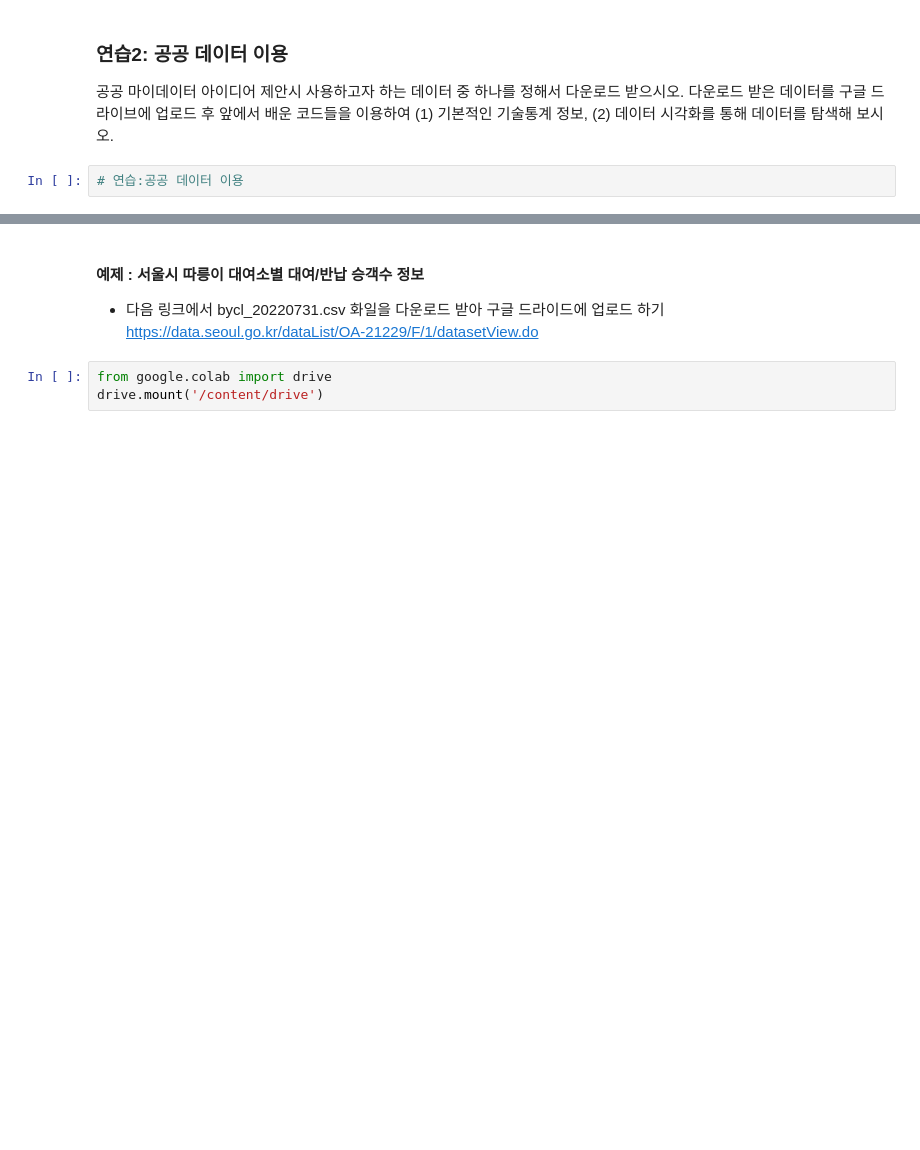
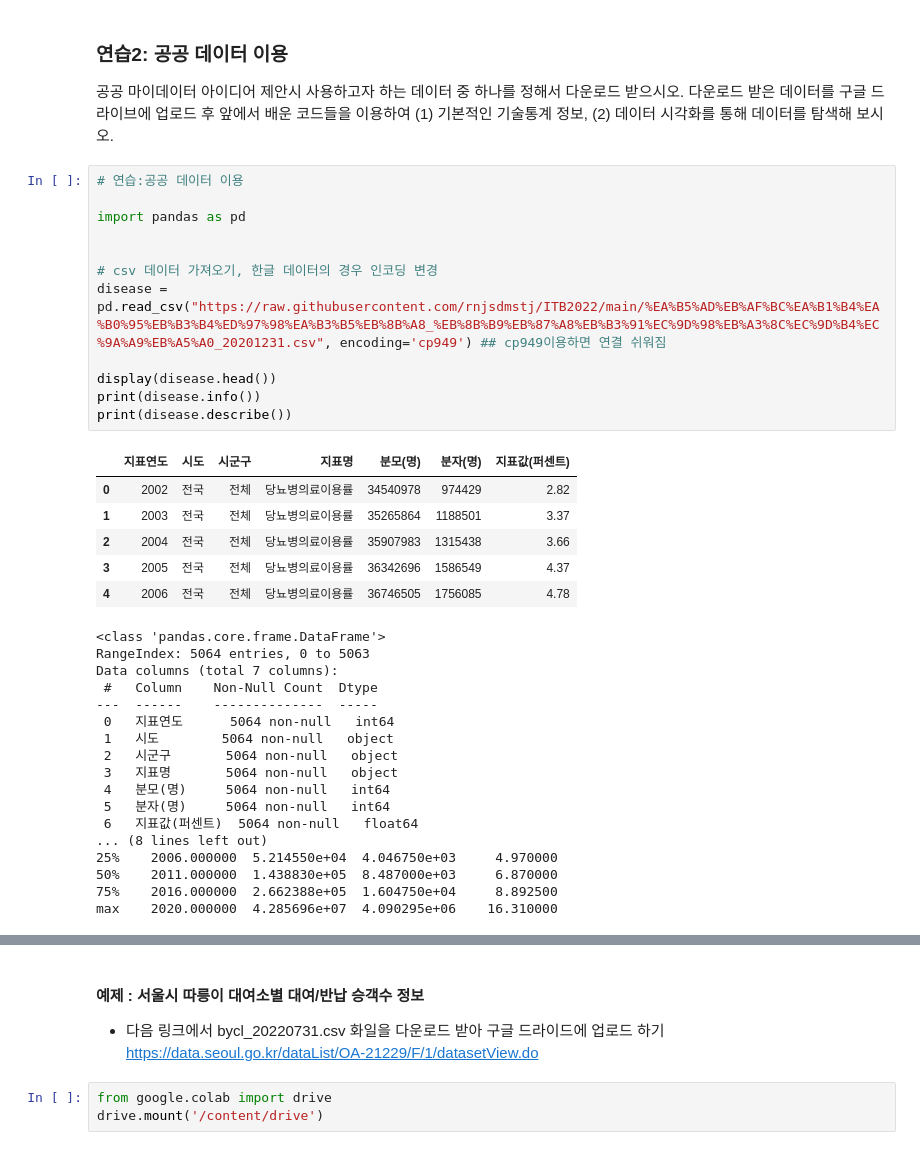
Before and after one commit to rnjsdmstj/ITB2022, a Jupyter notebook: python_basic2_kes.ipynb, the cells around one changed output, grey strips where cells are left out. Cells and saved outputs as stored; diff of their text form; blank space fills up the shorter version.

```diff
--- a/python_basic2_kes.ipynb
+++ b/python_basic2_kes.ipynb
@@ -746,5 +828,39 @@ Name: item_price, dtype: float64
 # %% [markdown]
 ### **연습2: 공공 데이터 이용**
 공공 마이데이터 아이디어 제안시 사용하고자 하는 데이터 중 하나를 정해서 다운로드 받으시오. 다운로드 받은 데이터를 구글 드라이브에 업로드 후  앞에서 배운 코드들을 이용하여 (1) 기본적인 기술통계 정보, (2) 데이터 시각화를 통해 데이터를 탐색해 보시오.
-# %%
-# 연습:공공 데이터 이용
+# %%
+# 연습:공공 데이터 이용
+
+import pandas as pd
+
+
+# csv 데이터 가져오기, 한글 데이터의 경우 인코딩 변경
+disease = pd.read_csv("https://raw.githubusercontent.com/rnjsdmstj/ITB2022/main/%EA%B5%AD%EB%AF%BC%EA%B1%B4%EA%B0%95%EB%B3%B4%ED%97%98%EA%B3%B5%EB%8B%A8_%EB%8B%B9%EB%87%A8%EB%B3%91%EC%9D%98%EB%A3%8C%EC%9D%B4%EC%9A%A9%EB%A5%A0_20201231.csv", encoding='cp949') ## cp949이용하면 연결 쉬워짐
+
+display(disease.head())
+print(disease.info())
+print(disease.describe())
+# %% [output]
+|  | 지표연도 | 시도 | 시군구 | 지표명 | 분모(명) | 분자(명) | 지표값(퍼센트) |
+| 0 | 2002 | 전국 | 전체 | 당뇨병의료이용률 | 34540978 | 974429 | 2.82 |
+| 1 | 2003 | 전국 | 전체 | 당뇨병의료이용률 | 35265864 | 1188501 | 3.37 |
+| 2 | 2004 | 전국 | 전체 | 당뇨병의료이용률 | 35907983 | 1315438 | 3.66 |
+| 3 | 2005 | 전국 | 전체 | 당뇨병의료이용률 | 36342696 | 1586549 | 4.37 |
+| 4 | 2006 | 전국 | 전체 | 당뇨병의료이용률 | 36746505 | 1756085 | 4.78 |
+<class 'pandas.core.frame.DataFrame'>
+RangeIndex: 5064 entries, 0 to 5063
+Data columns (total 7 columns):
+ #   Column    Non-Null Count  Dtype
+---  ------    --------------  -----
+ 0   지표연도      5064 non-null   int64
+ 1   시도        5064 non-null   object
+ 2   시군구       5064 non-null   object
+ 3   지표명       5064 non-null   object
+ 4   분모(명)     5064 non-null   int64
+ 5   분자(명)     5064 non-null   int64
+ 6   지표값(퍼센트)  5064 non-null   float64
+... (8 lines left out)
+25%    2006.000000  5.214550e+04  4.046750e+03     4.970000
+50%    2011.000000  1.438830e+05  8.487000e+03     6.870000
+75%    2016.000000  2.662388e+05  1.604750e+04     8.892500
+max    2020.000000  4.285696e+07  4.090295e+06    16.310000
```
Also changed, not shown: parts of 9 cells of this notebook.
